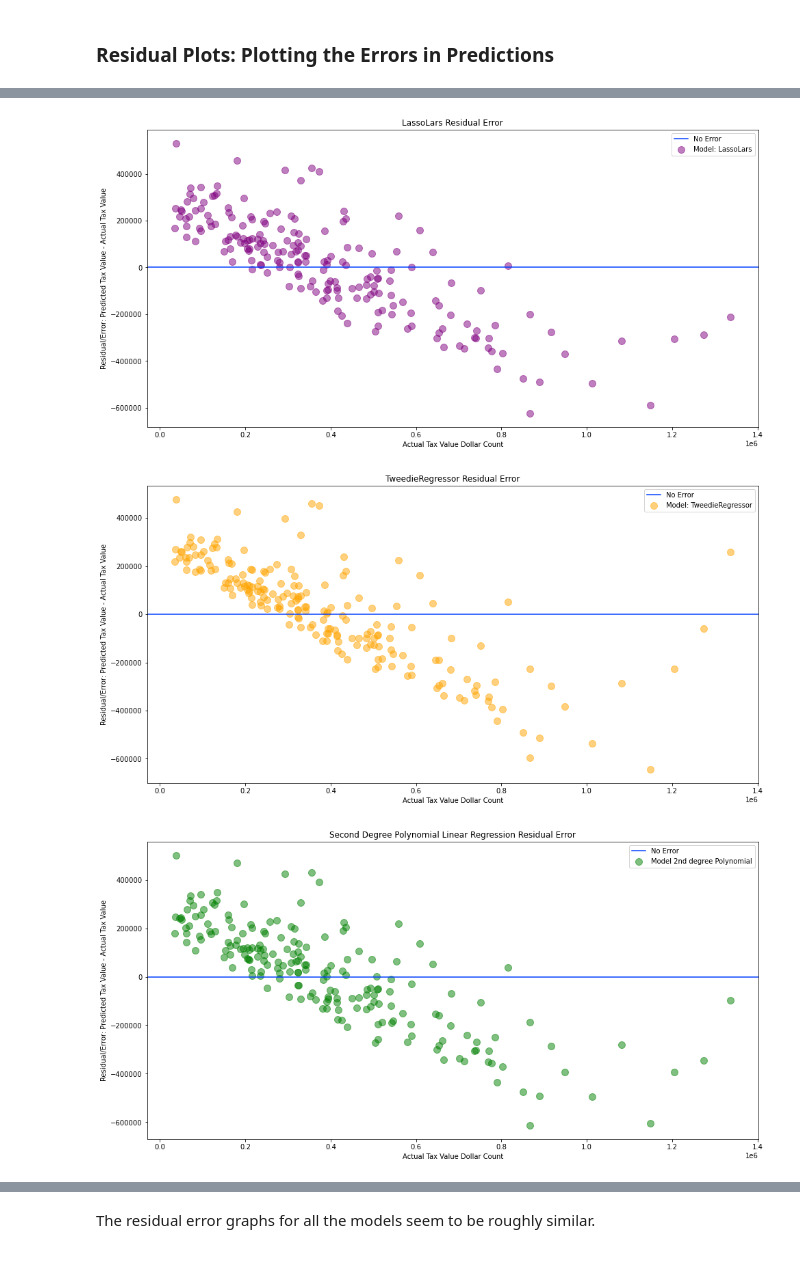
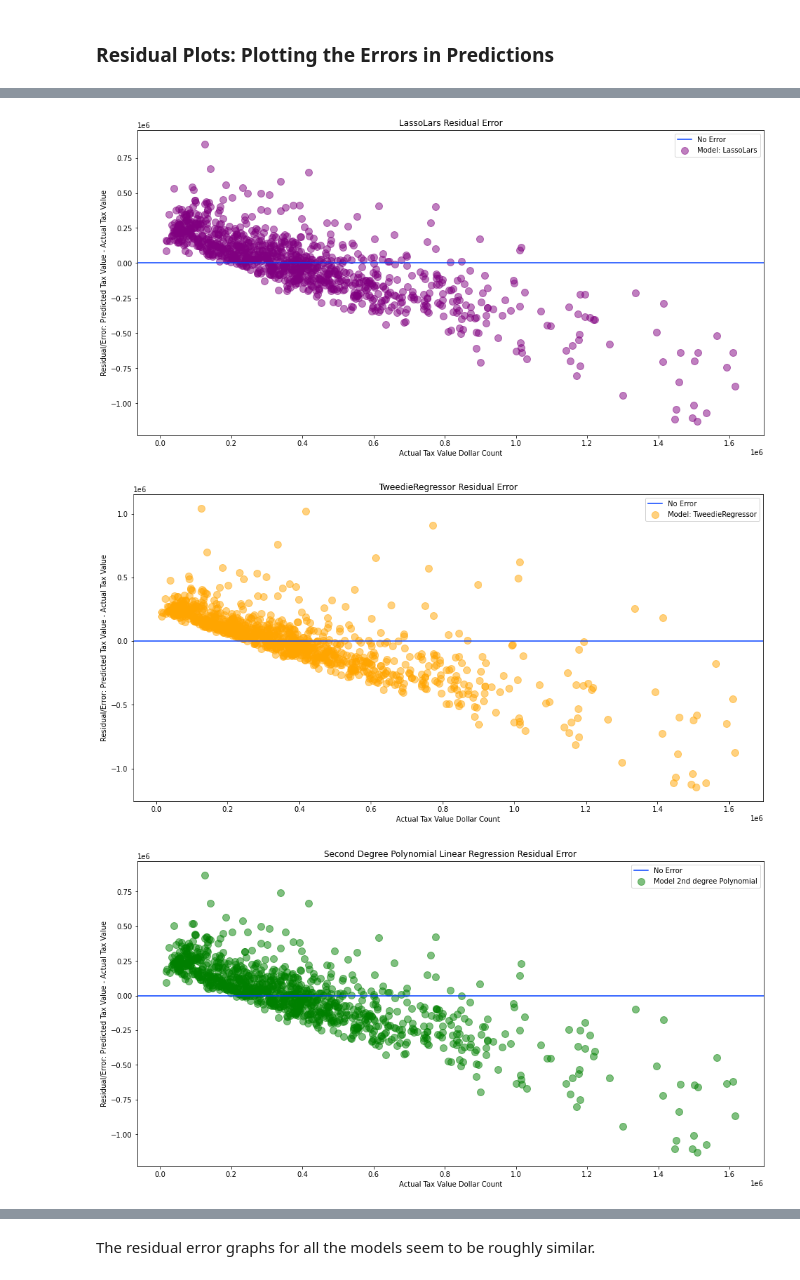
Before and after one commit to malachi-hale/Zillow-Project, a Jupyter notebook: Final_Project.ipynb, the cells around one changed output, grey strips where cells are left out. Cells and saved outputs as stored; diff of their text form; code cells hidden in the pictures.

```diff
--- a/Final_Project.ipynb
+++ b/Final_Project.ipynb
@@ -1171,21 +1171,21 @@ plt.show()
 # %%
 # y_validate.head()
 plt.figure(figsize=(16,8))
 plt.axhline(label="No Error")
-plt.scatter(y_validate.taxvaluedollarcnt[0:200], y_validate.taxvaluedollarcnt_pred_lars[0:200]-y_validate.taxvaluedollarcnt[0:200],
+plt.scatter(validate_sample.taxvaluedollarcnt, validate_sample.taxvaluedollarcnt_pred_lars-validate_sample.taxvaluedollarcnt,
             alpha=.5, color="purple", s=100, label="Model: LassoLars")
 plt.legend()
 plt.xlabel("Actual Tax Value Dollar Count")
 plt.ylabel("Residual/Error: Predicted Tax Value - Actual Tax Value")
 plt.title("LassoLars Residual Error")
 plt.show()
 # %% [output]
-[figure, old version]
+[figure, new version]
 # %%
 # y_validate.head()
 plt.figure(figsize=(16,8))
 plt.axhline(label="No Error")
-plt.scatter(y_validate.taxvaluedollarcnt[0:200], y_validate.taxvaluedollarcnt_pred_glm[0:200]-y_validate.taxvaluedollarcnt[0:200],
+plt.scatter(validate_sample.taxvaluedollarcnt, validate_sample.taxvaluedollarcnt_pred_glm-validate_sample.taxvaluedollarcnt,
             alpha=.5, color="orange", s=100, label="Model: TweedieRegressor")
 plt.legend()
 plt.xlabel("Actual Tax Value Dollar Count")
@@ -1193,12 +1193,12 @@ plt.ylabel("Residual/Error: Predicted Tax Value - Actual Tax Value")
 plt.title("TweedieRegressor Residual Error")
 plt.show()
 # %% [output]
-[figure, old version]
+[figure, new version]
 # %%
 # y_validate.head()
 plt.figure(figsize=(16,8))
 plt.axhline(label="No Error")
-plt.scatter(y_validate.taxvaluedollarcnt[0:200], y_validate.taxvaluedollarcnt_pred_lm2[0:200]-y_validate.taxvaluedollarcnt[0:200],
+plt.scatter(validate_sample.taxvaluedollarcnt, validate_sample.taxvaluedollarcnt_pred_lm2 - validate_sample.taxvaluedollarcnt,
             alpha=.5, color="green", s=100, label="Model 2nd degree Polynomial")
 plt.legend()
 plt.xlabel("Actual Tax Value Dollar Count")
@@ -1206,7 +1206,7 @@ plt.ylabel("Residual/Error: Predicted Tax Value - Actual Tax Value")
 plt.title("Second Degree Polynomial Linear Regression Residual Error")
 plt.show()
 # %% [output]
-[figure, old version]
+[figure, new version]
 # %%
 # y_validate.head()
 plt.figure(figsize=(16,8))
```
Also changed, not shown: parts of 10 cells of this notebook.
